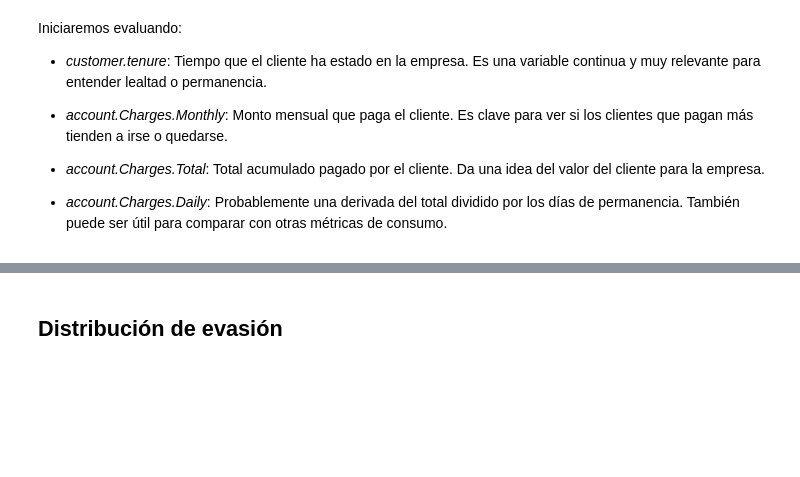
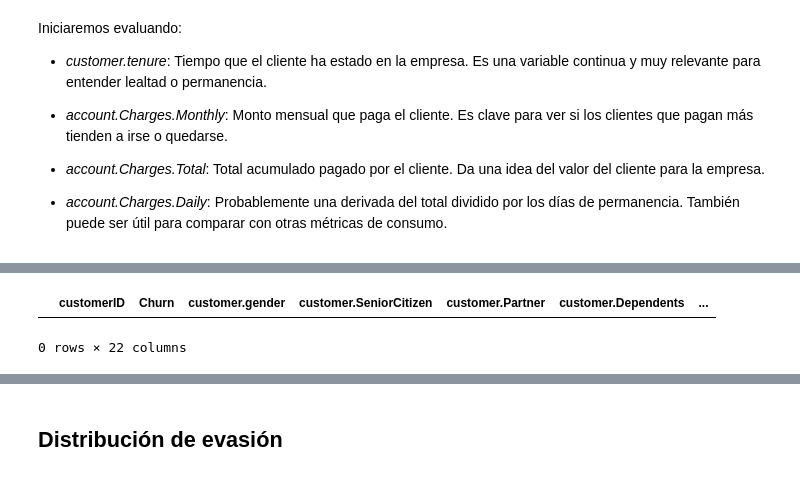
Before and after one commit to aylenfv/Challenge-TelecomX-ETL, a Jupyter notebook: src/TelecomX_LATAM.ipynb, the cells around one changed output, grey strips where cells are left out. Cells and saved outputs as stored; diff of their text form; code cells hidden in the pictures; blank space fills up the shorter version.

```diff
--- a/src/TelecomX_LATAM.ipynb
+++ b/src/TelecomX_LATAM.ipynb
@@ -380,2 +423,7 @@ Iniciaremos evaluando:
+# %%
+data_norm[data_norm['account.Charges.Total'].isna()]
+# %% [output]
+|  | customerID | Churn | customer.gender | customer.SeniorCitizen | customer.Partner | customer.Dependents | ... |
+0 rows × 22 columns
 # %%
 def analisis_Descriptivo(columna):
```
Also changed, not shown: parts of 26 cells of this notebook, 1 other file.
